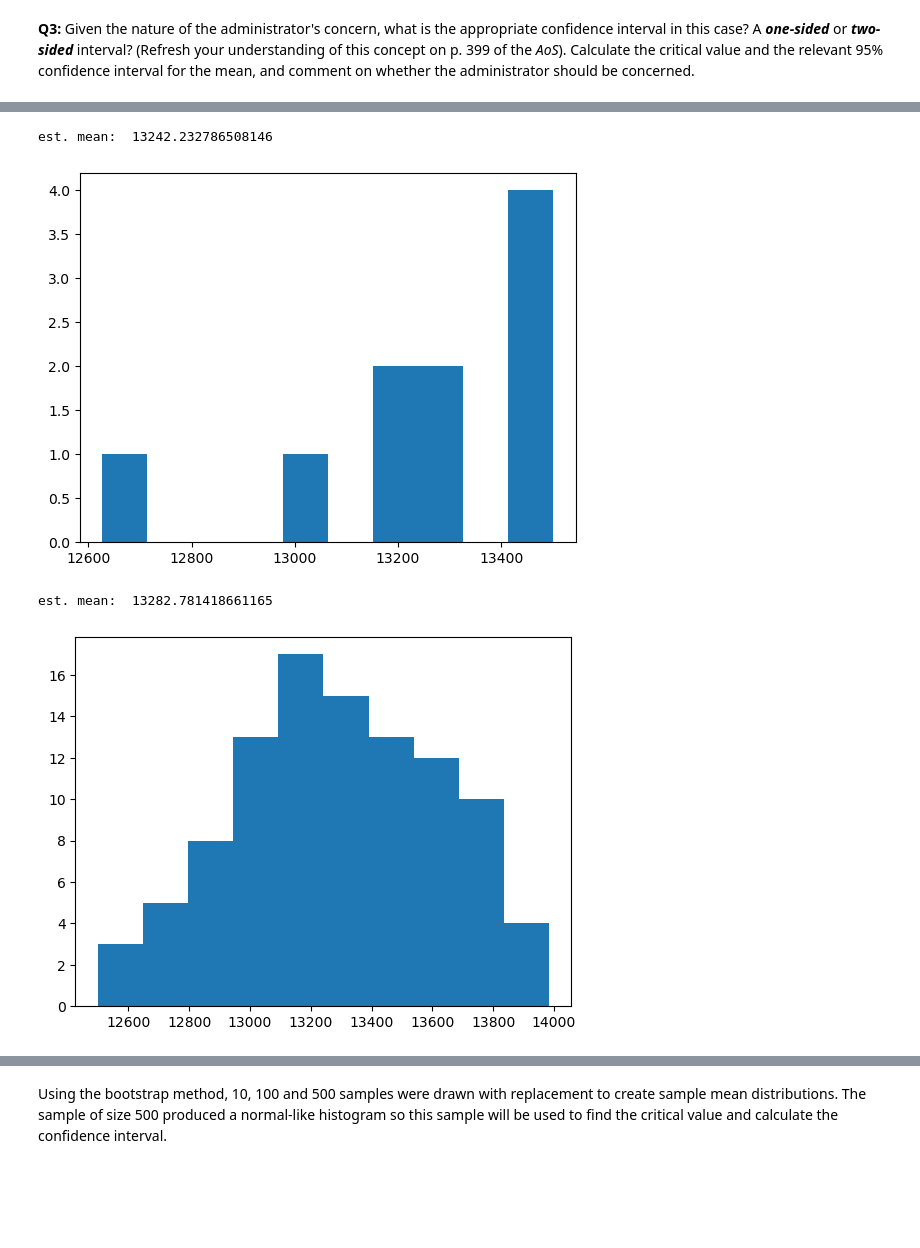
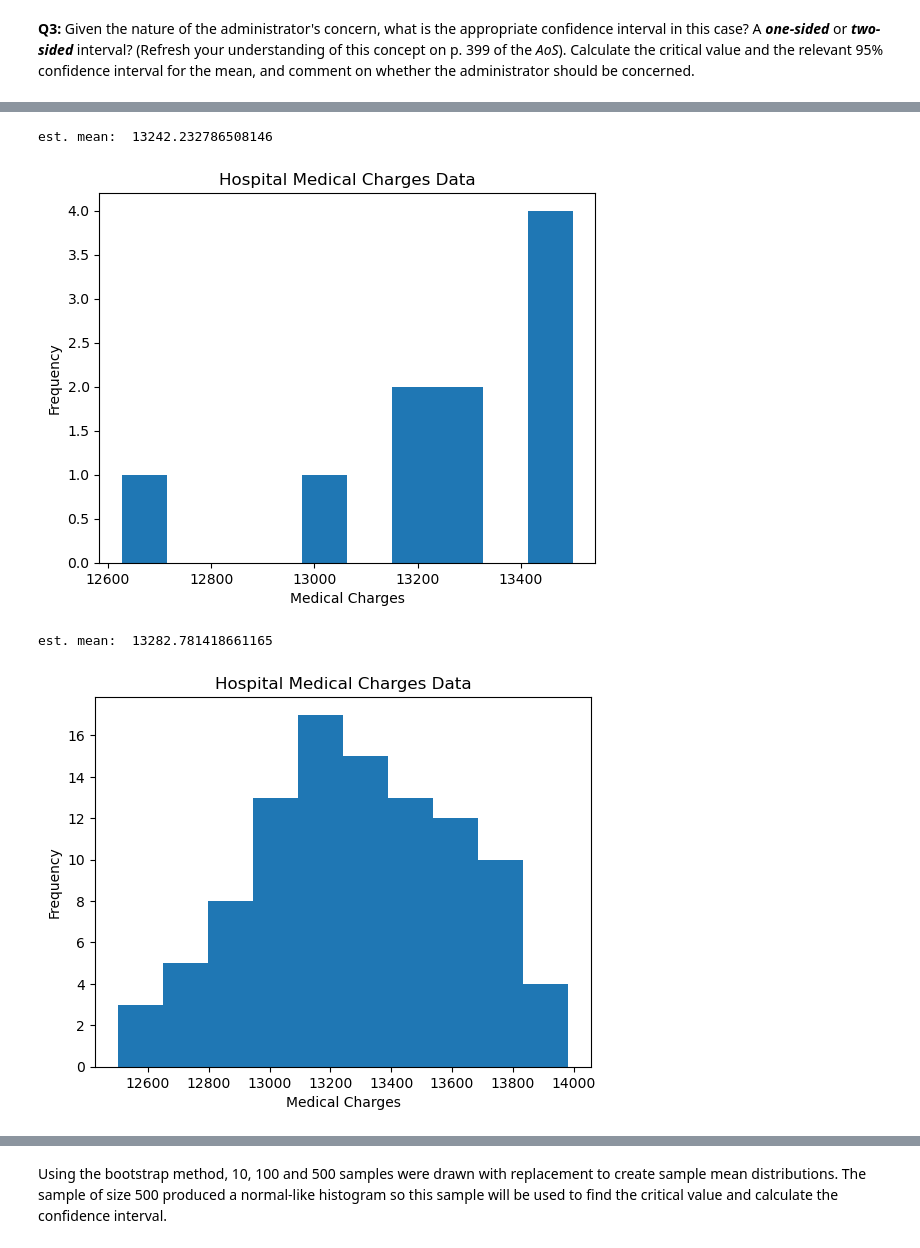
Before and after one commit to OCD0505/Springboard, a Jupyter notebook: Unit 11.1_Statistical_Inference_Frequentist_Inference_Case_Study/Frequentist Inference Case Study - Part B .ipynb, the cells around one changed output, grey strips where cells are left out. Drawn from its saved outputs; the diff is of its cells as text; code cells hidden in the pictures; blank space fills up the shorter version.

```diff
--- a/Unit 11.1_Statistical_Inference_Frequentist_Inference_Case_Study/Frequentist Inference Case Study - Part B .ipynb
+++ b/Unit 11.1_Statistical_Inference_Frequentist_Inference_Case_Study/Frequentist Inference Case Study - Part B .ipynb
@@ -99,21 +101,27 @@ def charges_mean_dist(n, iterations):
 # %%
 seed(1)
 #taking 10 samples
 sample_1 = charges_mean_dist(len(medical.charges), 10)
 print('est. mean: ',np.mean(sample_1))
 _=plt.hist(sample_1, bins=10)
+_=plt.xlabel("Medical Charges")
+_=plt.ylabel("Frequency")
+_=plt.title("Hospital Medical Charges Data")
 # %% [output]
 est. mean:  13242.232786508146
-[figure, old version]
+[figure, new version]
 # %%
 seed(1)
 #taking 100 samples
 sample_2 = charges_mean_dist(len(medical.charges), 100)
 print('est. mean: ',np.mean(sample_2))
 _=plt.hist(sample_2,bins=10)
+_=plt.xlabel("Medical Charges")
+_=plt.ylabel("Frequency")
+_=plt.title("Hospital Medical Charges Data")
 # %% [output]
 est. mean:  13282.781418661165
-[figure, old version]
+[figure, new version]
 # %%
 seed(1)
 #taking 500 samples
```
Also changed, not shown: parts of 31 cells of this notebook.
